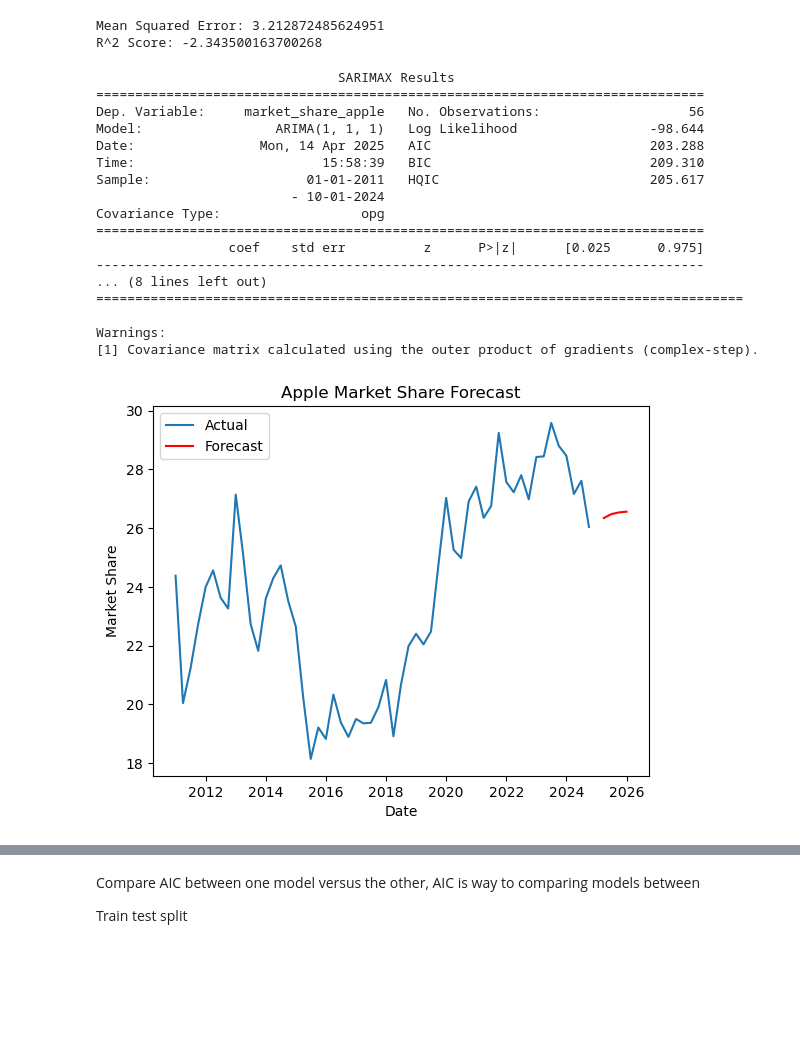
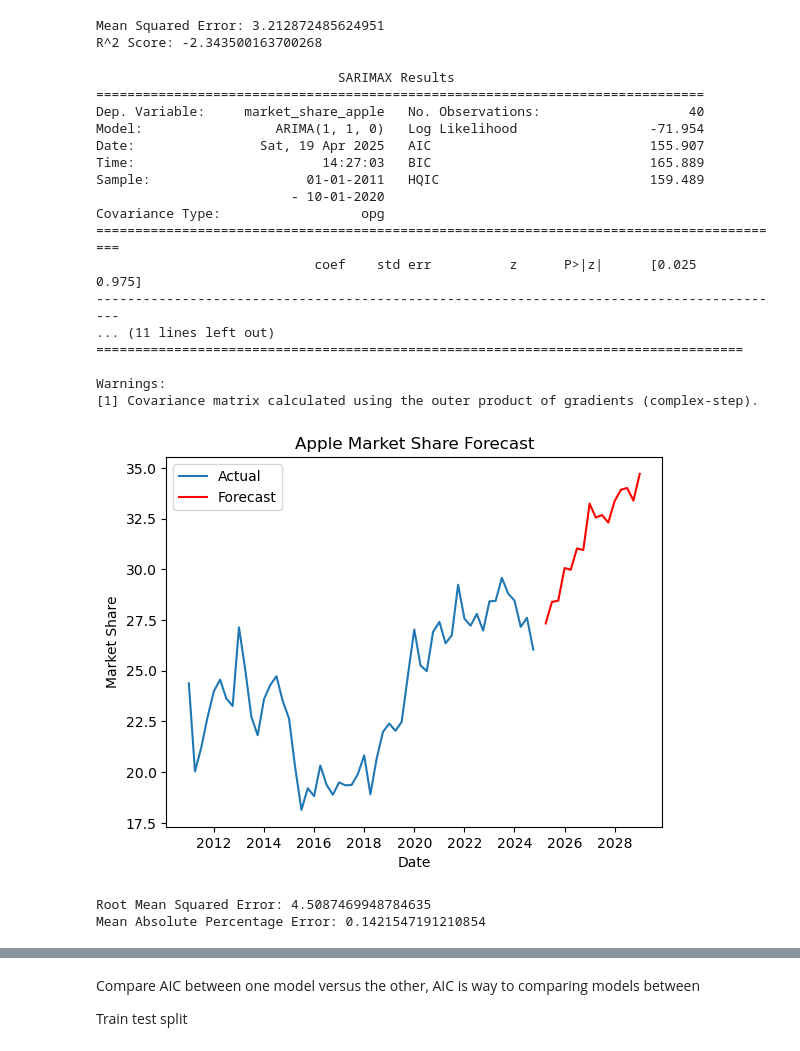
Before and after one commit to kamm8899/CompetitingTechnologies, a Jupyter notebook: Desktop/Research /CompetingTechnologies.ipynb, the cells around one changed output, grey strips where cells are left out. Saved outputs shown, nothing was run; the diff lists cells and outputs as text; code cells hidden in the pictures; blank space fills up the shorter version.

Commit message:
Fixed the data index issue, and added some additinal Alzheimer research

```diff
--- a/Desktop/Research /CompetingTechnologies.ipynb
+++ b/Desktop/Research /CompetingTechnologies.ipynb
@@ -223,7 +228,7 @@ data = { 'date':['2011-Q1', '2011-Q2', '2011-Q3', '2011-Q4', '2012-Q1', '2012-Q2
          'market_share_android': ['15.82','17.92','20.9','21.83','23.61','25.07','29.25','33.19','37.23','37.93','39.82','42.99','48.26','52.98','55.7','59.15','61.94','63.75','66.77','65.9','68.04','68.39','69.68','71.97','71.61','72.89','73.52','73.54','74.24','76.99','76.61','75.16','75.33','76.03','76.24','74.13','72.26','74.14','74.44','72.48','71.83','72.83','72.44','70.01','71.7','72.12','71.55','72.37','70.88','70.79','69.74','70.48','70.78','72.17','71.84','73.49'],
          'Apple_investment':['581','628','645','758','841','876','628','906','1,010','1,119','1,178','1,168','1,330','1,422','1,603','1,686','1,895','1,918','2,034','2,220','2,404','2,511','2,560','2,570','2,871','2,776','2,937','2,997','3407','3378','3701','3750','3948','4257','4110','4451','4565','4758','4978','5163','5262','5717','5772','6306','6387','6797','6761','7709','7457','7442','7307',' $7,696 ',' $7,903',' $8,006',' $7,765',' $8,268'],
          'Samsung_Research': ['16.14','17.39','16.75','18.85','18.8','19.77','20.58','20.53','22.92','24.45','25.17','25.96','25.28','25.63','22.92735','25.16807','24.05','23.0894','23.55','23.838708','24.6','24.19','24.19','24.39','25.974546','27.352506','28.799364','30.521814','29.074956','30.848426','35.18','36.102552','33.76002','34.10451','35.344674','33.7241544','36.929328','35.964756','36.584838','35.964756','37.480512','37.067124','35.206878','44.577006','40.787616','43.06125','43.199046','44.545946','45.334884','49.656','48.297498','52.01799','53.878236','49.60656','48.297498','51.66735'],
-         'android_price_average': ['380,','380','380','380','380','380','380','380','380','380','380','380','380','380','320','320','320','276','276','276','276','254','254','254','254','232','232','232','232','220','220','220','220','235','235','235','235','254','254','254','254','270','270','270','270','292','292','292','292','296','296','296','296','300','300','300','300','305','305','305','305'],
+         'android_price_average': ['380,','380','380','380','380','320','320','320','276','276','276','276','254','254','254','254','232','232','232','232','220','220','220','220','235','235','235','235','254','254','254','254','270','270','270','270','292','292','292','292','296','296','296','296','300','300','300','300','305','305','305','305','305','305', '305','305'],
          'iphone_prices': ['199','199','199','199','199','199','199','199','99','99','99','99','249','249','249','249','249','249','249','249','606','606','606','606','832','832','832','832','949','949','949','949','933','933','933','933','999','999','999','999','899','899','899','899','949','949','949','949','974','974','974','974','974','974','974','974']
 
 
@@ -242,74 +247,85 @@ df = pd.DataFrame(data)
 df['date'] = pd.to_datetime(df['date'].apply(parse_quarter))
 df.set_index('date', inplace=True)
 
-#Convert market share to float
-df['market_share_apple'] = df['market_share_apple'].astype(float)
-Y= df['market_share_apple']
-X= df[['Apple_investment', 'Samsung_Research', 'android_price_average', 'iphone_prices', 'date']]
+# Convert market share and other columns to numeric, handling errors
+df['market_share_apple'] = pd.to_numeric(df['market_share_apple'], errors='coerce')
+df['Apple_investment'] = pd.to_numeric(df['Apple_investment'].str.replace(',', '').str.replace('$', ''), errors='coerce')
+df['Samsung_Research'] = pd.to_numeric(df['Samsung_Research'], errors='coerce')
+df['android_price_average'] = pd.to_numeric(df['android_price_average'].str.replace(',', ''), errors='coerce')
+df['iphone_prices'] = pd.to_numeric(df['iphone_prices'], errors='coerce')
 
-#Split data into training and testing sets
+# Drop rows with missing or invalid data
+df.dropna(inplace=True)
+
+Y = df['market_share_apple']
+X = df[['Apple_investment', 'Samsung_Research', 'android_price_average', 'iphone_prices']]
+
+# Reset index to access 'date' column for forecasting
+df.reset_index(inplace=True)
+
+# Split data into training and testing sets
 X_train = X.iloc[0:40,:]
 X_test = X.iloc[40:,:]
 y_train = Y.iloc[0:40]
 y_test = Y.iloc[40:]
 
 from statsmodels.tsa.arima.model import ARIMA
-model = ARIMA(y_train, X_train, order=(1, 1, 0))
-
+model = ARIMA(y_train, exog=X_train, order=(1, 1, 0))
 
 model_fit = model.fit()
 print(model_fit.summary())
 
 # Forecast the next 4 quarters
-forecast = model_fit.forecast(steps=len(X_test), exogenous=X_test)
-forecast.index = X_test.date
+forecast = model_fit.forecast(steps=len(X_test), exog=X_test)
 
 # Create a datetime index for the forecast
-forecast_index = pd.date_range(start=df.index[-1], periods=5, freq='Q')[1:]  # Generate future dates
+forecast_index = pd.date_range(start=df['date'].iloc[-1], periods=len(X_test) + 1, freq='Q')[1:]
 
 # Plot the data
 import matplotlib.pyplot as plt
-plt.plot(df.index, df['market_share_apple'], label='Actual')
+plt.plot(df['date'], df['market_share_apple'], label='Actual')
 plt.plot(forecast_index, forecast, label='Forecast', color='red')
 plt.xlabel('Date')
 plt.ylabel('Market Share')
 plt.title('Apple Market Share Forecast')
 plt.legend()
 plt.show()
 
 # Root Squared Error
 from sklearn.metrics import mean_squared_error
 from math import sqrt
 rmse = sqrt(mean_squared_error(y_test, forecast))
 print(f"Root Mean Squared Error: {rmse}")
 # Mean Average Percentage Error
 from sklearn.metrics import mean_absolute_percentage_error
 mape = mean_absolute_percentage_error(y_test, forecast)
 print(f"Mean Absolute Percentage Error: {mape}")
 
 #stationarity == not stationary
 #might want to do -- play with the 1,1,1 ---
 # look at what is seasonal order is
 #looks back and see what happened before, and uses that to predict
 # %% [output]
                                SARIMAX Results
 ==============================================================================
-Dep. Variable:     market_share_apple   No. Observations:                   56
-Model:                 ARIMA(1, 1, 1)   Log Likelihood                 -98.644
-Date:                Mon, 14 Apr 2025   AIC                            203.288
-Time:                        15:58:39   BIC                            209.310
-Sample:                    01-01-2011   HQIC                           205.617
-                         - 10-01-2024
+Dep. Variable:     market_share_apple   No. Observations:                   40
+Model:                 ARIMA(1, 1, 0)   Log Likelihood                 -71.954
+Date:                Sat, 19 Apr 2025   AIC                            155.907
+Time:                        14:27:03   BIC                            165.889
+Sample:                    01-01-2011   HQIC                           159.489
+                         - 10-01-2020
 Covariance Type:                  opg
-==============================================================================
-                 coef    std err          z      P>|z|      [0.025      0.975]
-------------------------------------------------------------------------------
-... (8 lines left out)
+=========================================================================================
+                            coef    std err          z      P>|z|      [0.025      0.975]
+-----------------------------------------------------------------------------------------
+... (11 lines left out)
 ===================================================================================
 
 Warnings:
 [1] Covariance matrix calculated using the outer product of gradients (complex-step).
-[figure, old version]
+[figure, new version]
+Root Mean Squared Error: 4.5087469948784635
+Mean Absolute Percentage Error: 0.1421547191210854
 # %%
 #will tell me automatically what tthe best parameters are based of the grid search
 from pmdarima import auto_arima
```
Also changed, not shown: parts of 7 cells of this notebook.
